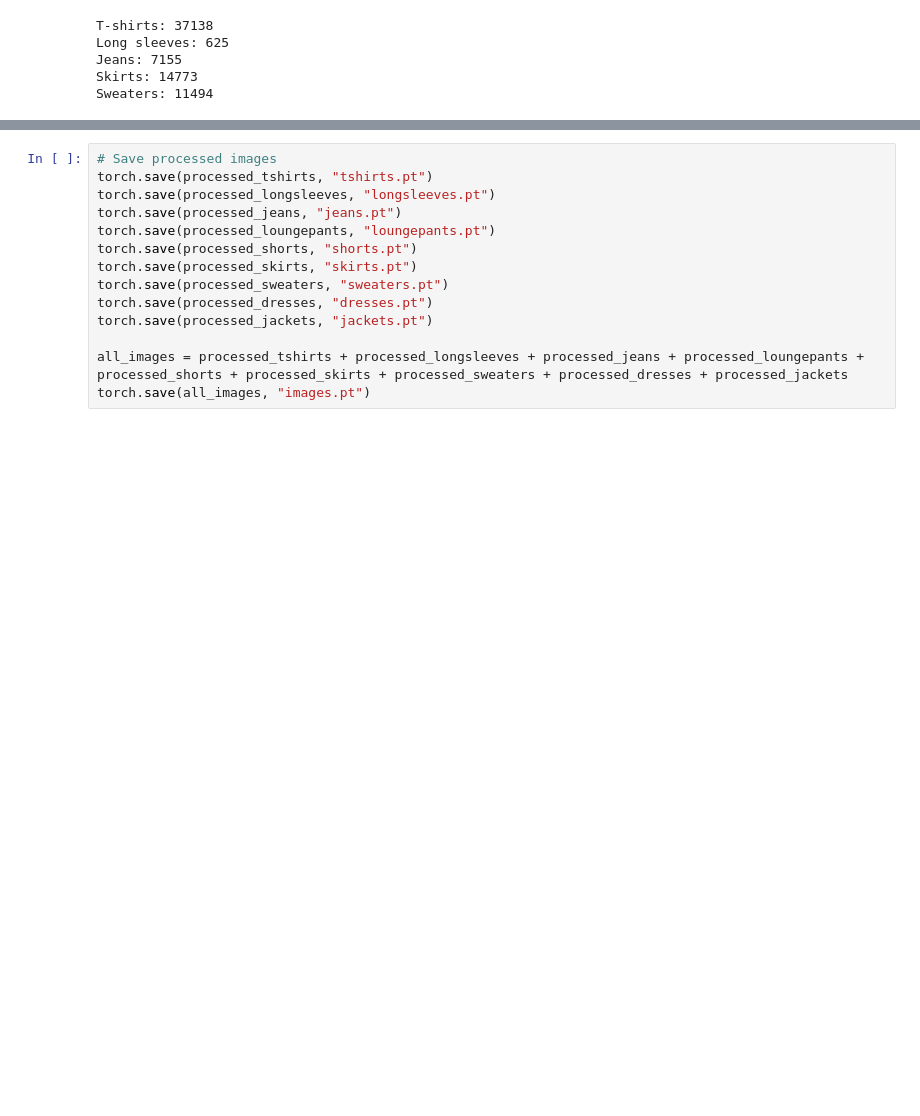
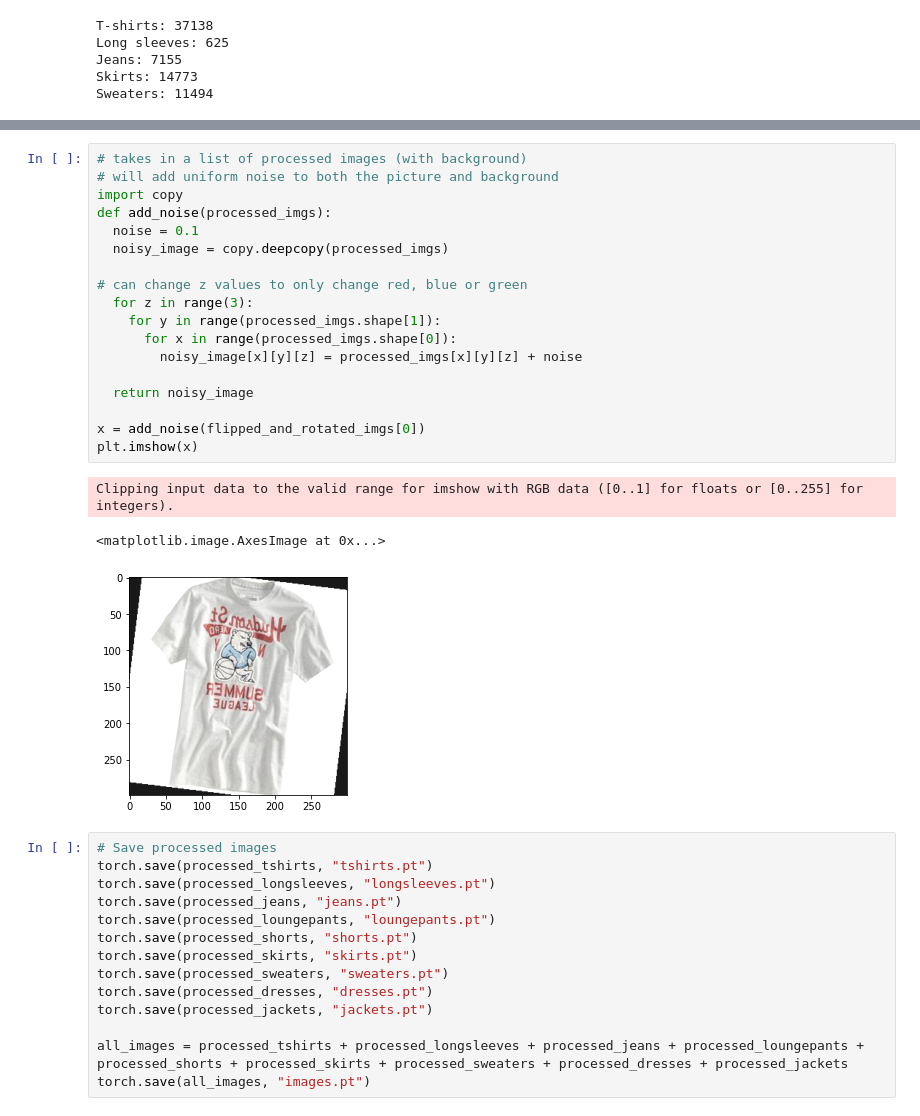
Before and after one commit to fnavab/APS360-project, a Jupyter notebook: Data_Processing.ipynb, the cells around one changed output, grey strips where cells are left out. Drawn from its saved outputs; the diff is of its cells as text; blank space fills up the shorter version.

```diff
--- a/Data_Processing.ipynb
+++ b/Data_Processing.ipynb
@@ -323,3 +286,25 @@ Clipping input data to the valid range for imshow with RGB data ([0..1] for floa
+# %%
+# takes in a list of processed images (with background)
+# will add uniform noise to both the picture and background
+import copy
+def add_noise(processed_imgs):
+  noise = 0.1
+  noisy_image = copy.deepcopy(processed_imgs)
+
+# can change z values to only change red, blue or green
+  for z in range(3):
+    for y in range(processed_imgs.shape[1]):
+      for x in range(processed_imgs.shape[0]):
+        noisy_image[x][y][z] = processed_imgs[x][y][z] + noise
+
+  return noisy_image
+
+x = add_noise(flipped_and_rotated_imgs[0])
+plt.imshow(x)
+# %% [output]
+Clipping input data to the valid range for imshow with RGB data ([0..1] for floats or [0..255] for integers).
+<matplotlib.image.AxesImage at 0x...>
+[figure, added]
 # %%
 # Save processed images
 torch.save(processed_tshirts, "tshirts.pt")
```
Also changed, not shown: parts of 7 cells of this notebook.
